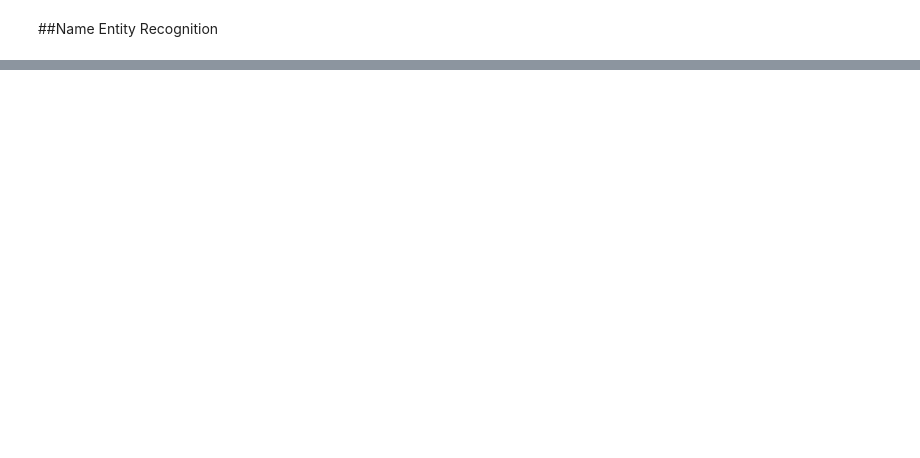
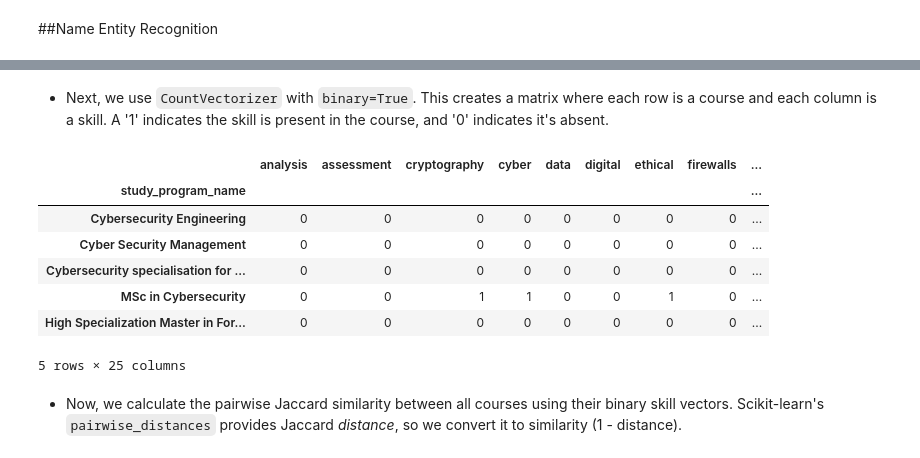
Before and after one commit to ELTE-DSED/course_data_analysis, a Jupyter notebook: dslab1.ipynb, the cells around one changed output, grey strips where cells are left out. Saved outputs shown, nothing was run; the diff lists cells and outputs as text; code cells hidden in the pictures; blank space fills up the shorter version.

```diff
--- a/dslab1.ipynb
+++ b/dslab1.ipynb
@@ -614,0 +915,15 @@ Students
+# %%
+# Define a function to match extracted phrases against a skill list using fuzzy matching
+def match_skills(phrases, skill_list, threshold=85):
+    matches = []
+    for phrase in phrases:
+        for skill in skill_list:
+            if fuzz.partial_ratio(phrase.lower(), skill.lower()) >= threshold: # Check if the partial ratio similarity is above the threshold
+                matches.append(skill)
+    return list(set(matches))
+# %%
+# Define a function to orchestrate skill extraction from a description
+def extract_skills_from_description(description, skill_list):
+    noun_phrases = extract_noun_phrases(description)
+    matched_skills = match_skills(noun_phrases, skill_list)
+    return matched_skills
@@ -614,0 +933,5 @@ Students
+# %%
+# Apply the skill extraction function to each description in the DataFrame
+df['extracted_skills'] = df['description'].apply(
+    lambda x: extract_skills_from_description(x, cyber_skills)
+)
@@ -614,0 +963,31 @@ Students
+# %%
+# Convert the list of extracted skills into a single space-separated string for each course
+df['skills_text'] = df['extracted_skills'].apply(lambda x: ' '.join(x))
+# %% [markdown]
+- Next, we use `CountVectorizer` with `binary=True`. This creates a matrix where each row is a course and each column is a skill. A '1' indicates the skill is present in the course, and '0' indicates it's absent.
+# %%
+# Import CountVectorizer for creating a document-term matrix
+from sklearn.feature_extraction.text import CountVectorizer
+
+# Initialize CountVectorizer to create binary vectors (presence/absence of skills)
+vectorizer = CountVectorizer(binary=True)
+
+# Fit and transform the skills text into a matrix
+X = vectorizer.fit_transform(df['skills_text'])
+
+# Convert the sparse matrix to a DataFrame for inspection
+skill_vector_df = pd.DataFrame(X.toarray(), columns=vectorizer.get_feature_names_out(), index=df['study_program_name'])
+
+# Display the first few rows of the skill vector DataFrame
+skill_vector_df.head()
+# %% [output]
+|  | analysis | assessment | cryptography | cyber | data | digital | ethical | firewalls | ... |
+| study_program_name |  |  |  |  |  |  |  |  | ... |
+| Cybersecurity Engineering | 0 | 0 | 0 | 0 | 0 | 0 | 0 | 0 | ... |
+| Cyber Security Management | 0 | 0 | 0 | 0 | 0 | 0 | 0 | 0 | ... |
+| Cybersecurity specialisation for ... | 0 | 0 | 0 | 0 | 0 | 0 | 0 | 0 | ... |
+| MSc in Cybersecurity | 0 | 0 | 1 | 1 | 0 | 0 | 1 | 0 | ... |
+| High Specialization Master in For... | 0 | 0 | 0 | 0 | 0 | 0 | 0 | 0 | ... |
+5 rows × 25 columns
+# %% [markdown]
+- Now, we calculate the pairwise Jaccard similarity between all courses using their binary skill vectors. Scikit-learn's `pairwise_distances` provides Jaccard *distance*, so we convert it to similarity (1 - distance).
```
Also changed, not shown: parts of 135 cells of this notebook.
